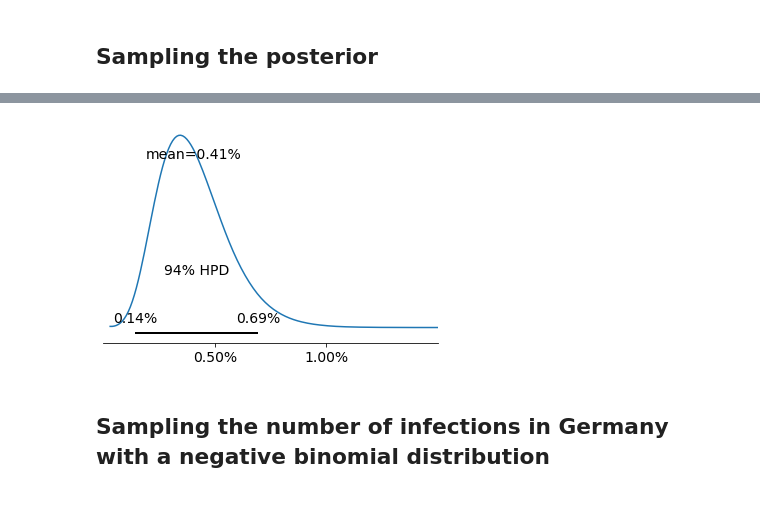
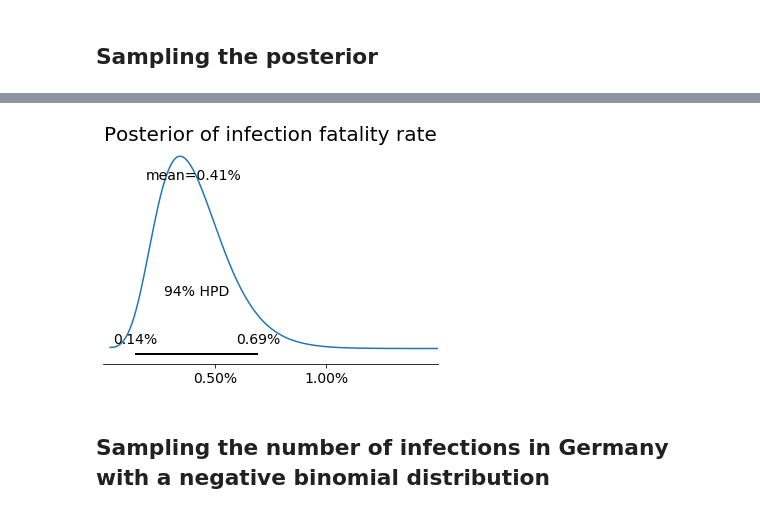
Before and after one commit to matthias-k/analysis-heinsberg-study, a Jupyter notebook: Heinsberg-Study-Model1-Germany-as-NegBinomial.ipynb, the cells around one changed output, grey strips where cells are left out. Cells and saved outputs as stored; diff of their text form; code cells hidden in the pictures.

```diff
--- a/Heinsberg-Study-Model1-Germany-as-NegBinomial.ipynb
+++ b/Heinsberg-Study-Model1-Germany-as-NegBinomial.ipynb
@@ -264,10 +265,11 @@ pm.summary(posterior)
 | gangelt_infected | 1941.735 | 212.829 | 1538.000 | 2337.000 | 1.435 | 1.015 | 21998.0 | 21998.0 | 22012.0 | 47408.0 | ... |
 | gangelt_infection_rate | 0.154 | 0.017 | 0.123 | 0.186 | 0.000 | 0.000 | 22549.0 | 22549.0 | 22565.0 | 49823.0 | ... |
 | infection_fatality_rate | 0.004 | 0.002 | 0.001 | 0.007 | 0.000 | 0.000 | 221182.0 | 221182.0 | 224374.0 | 558405.0 | ... |
-# %%
-plot_infection_fatality_rate(posterior['infection_fatality_rate'])
-# %% [output]
-[figure, removed]
+# %%
+plot_infection_fatality_rate(posterior['infection_fatality_rate'])
+plt.title('Posterior of infection fatality rate', fontsize=20);
+# %% [output]
+[figure, added]
 # %% [markdown]
 ## Sampling the number of infections in Germany with a negative binomial distribution
 # %%
```
Also changed, not shown: parts of 14 cells of this notebook.
